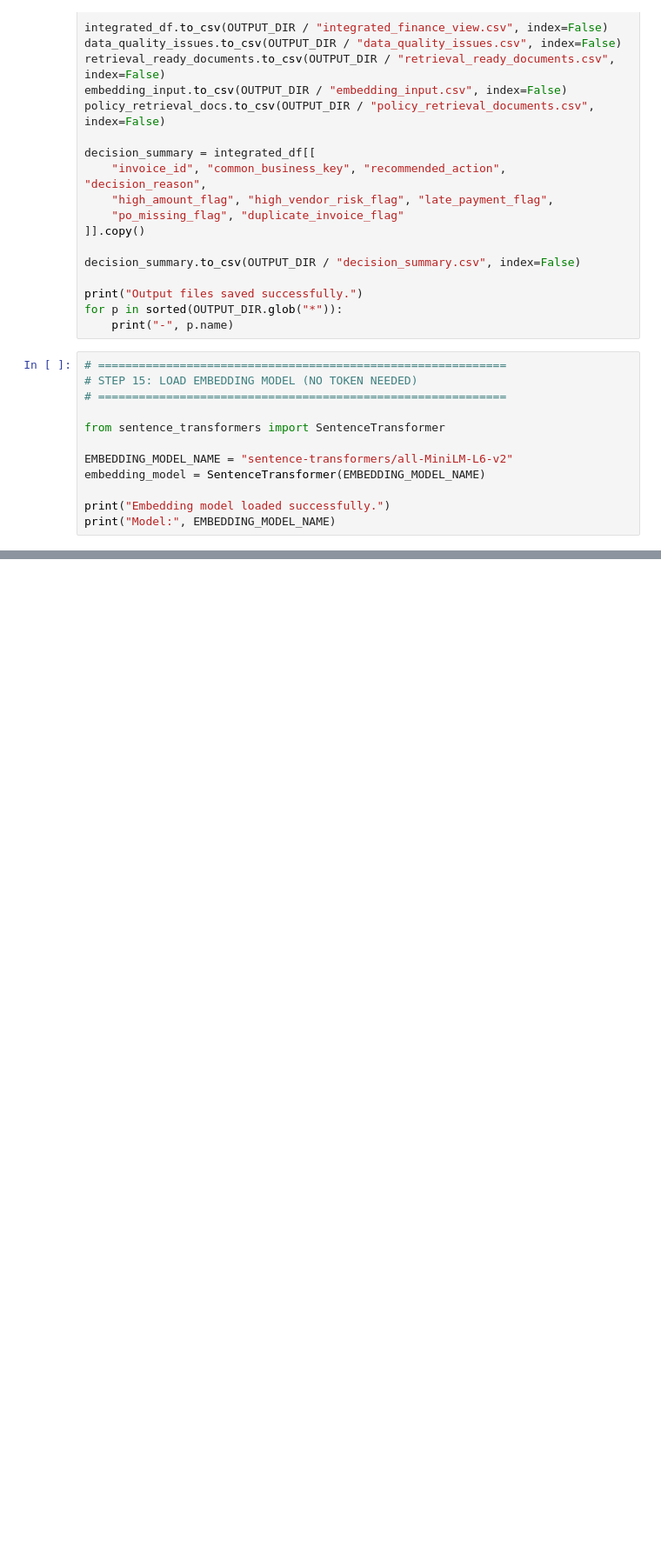
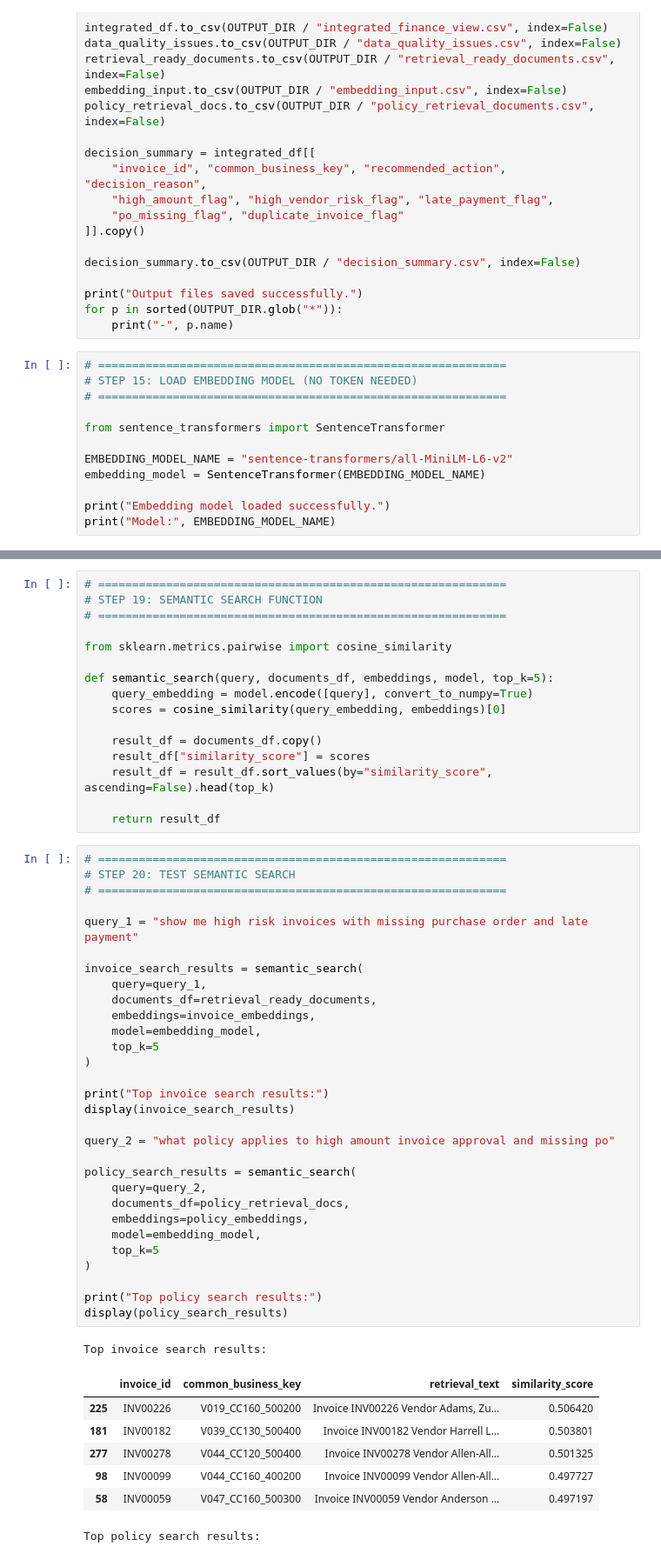
Before and after one commit to AshokGit544/Enterprise-Finance-Decision-Copilot1.1, a Jupyter notebook: Enterprise_Finance_Decision_Copilot1_1_.ipynb, the cells around one changed output, grey strips where cells are left out. Shown at 87% size. Drawn from its saved outputs; the diff is of its cells as text; blank space fills up the shorter version.

```diff
--- a/Enterprise_Finance_Decision_Copilot1_1_.ipynb
+++ b/Enterprise_Finance_Decision_Copilot1_1_.ipynb
@@ -539,0 +587,55 @@ print("Model:", EMBEDDING_MODEL_NAME)
+# %%
+# ============================================================
+# STEP 19: SEMANTIC SEARCH FUNCTION
+# ============================================================
+
+from sklearn.metrics.pairwise import cosine_similarity
+
+def semantic_search(query, documents_df, embeddings, model, top_k=5):
+    query_embedding = model.encode([query], convert_to_numpy=True)
+    scores = cosine_similarity(query_embedding, embeddings)[0]
+
+    result_df = documents_df.copy()
+    result_df["similarity_score"] = scores
+    result_df = result_df.sort_values(by="similarity_score", ascending=False).head(top_k)
+
+    return result_df
+# %%
+# ============================================================
+# STEP 20: TEST SEMANTIC SEARCH
+# ============================================================
+
+query_1 = "show me high risk invoices with missing purchase order and late payment"
+
+invoice_search_results = semantic_search(
+    query=query_1,
+    documents_df=retrieval_ready_documents,
+    embeddings=invoice_embeddings,
+    model=embedding_model,
+    top_k=5
+)
+
+print("Top invoice search results:")
+display(invoice_search_results)
+
+query_2 = "what policy applies to high amount invoice approval and missing po"
+
+policy_search_results = semantic_search(
+    query=query_2,
+    documents_df=policy_retrieval_docs,
+    embeddings=policy_embeddings,
+    model=embedding_model,
+    top_k=5
+)
+
+print("Top policy search results:")
+display(policy_search_results)
+# %% [output]
+Top invoice search results:
+|  | invoice_id | common_business_key | retrieval_text | similarity_score |
+| 225 | INV00226 | V019_CC160_500200 | Invoice INV00226 Vendor Adams, Zu... | 0.506420 |
+| 181 | INV00182 | V039_CC130_500400 | Invoice INV00182 Vendor Harrell L... | 0.503801 |
+| 277 | INV00278 | V044_CC120_500400 | Invoice INV00278 Vendor Allen-All... | 0.501325 |
+| 98 | INV00099 | V044_CC160_400200 | Invoice INV00099 Vendor Allen-All... | 0.497727 |
+| 58 | INV00059 | V047_CC160_500300 | Invoice INV00059 Vendor Anderson ... | 0.497197 |
+Top policy search results:
```
Also changed, not shown: parts of 4 cells of this notebook.
